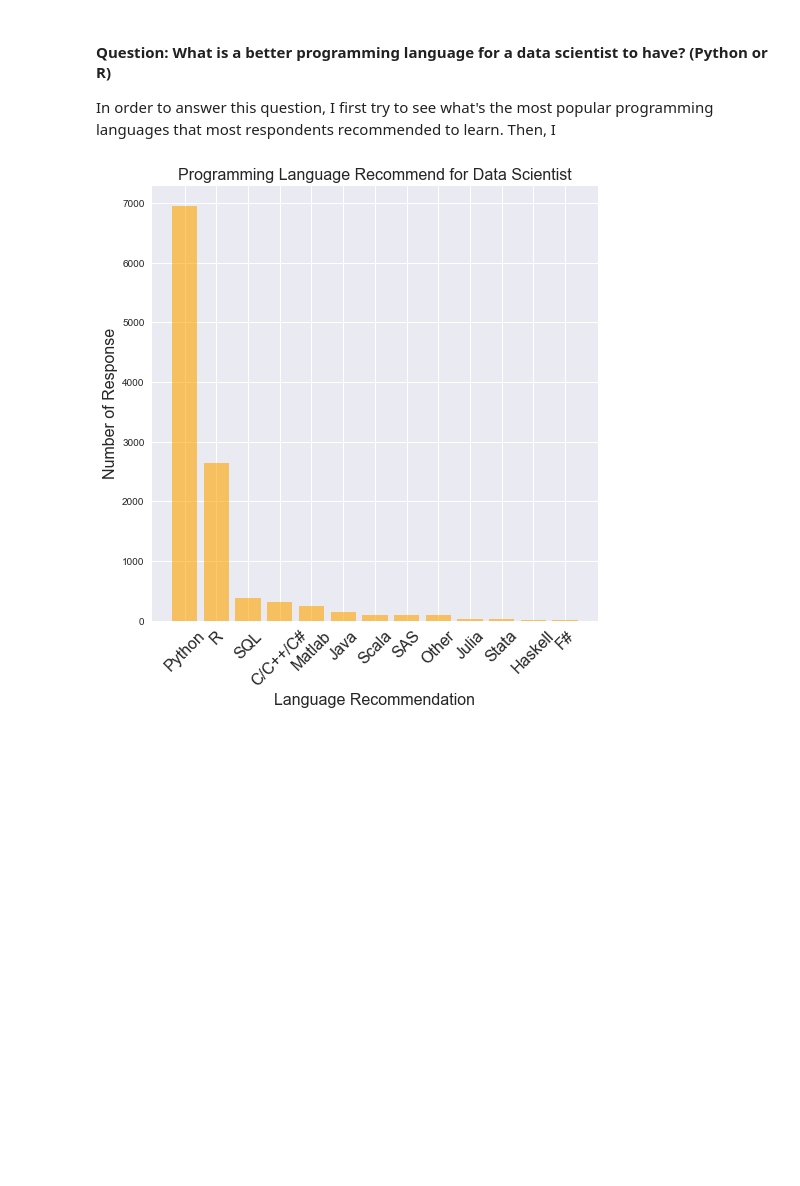
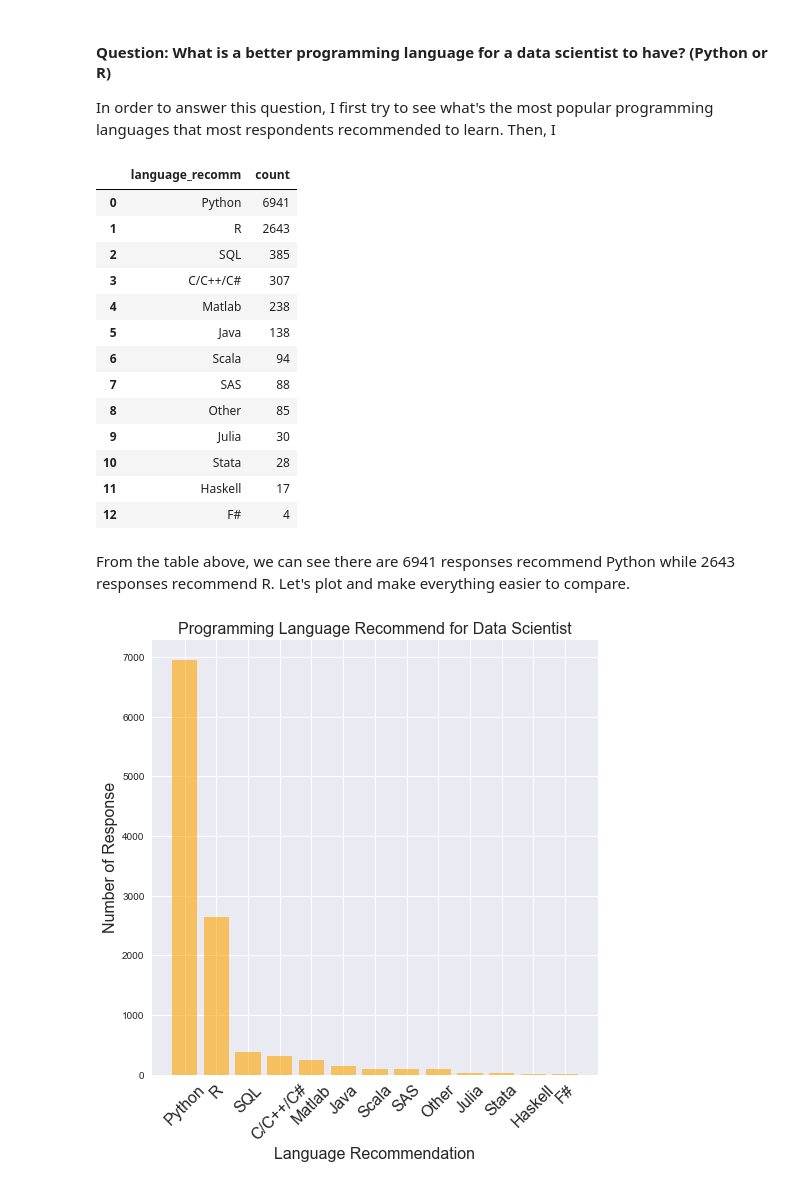
Before and after one commit to lzctony/data-512-final-project-report, a Jupyter notebook: data-512-final-project-report.ipynb, the cells around one changed output. Cells and saved outputs as stored; diff of their text form; code cells hidden in the pictures; blank space fills up the shorter version.

```diff
--- a/data-512-final-project-report.ipynb
+++ b/data-512-final-project-report.ipynb
@@ -116,8 +116,26 @@ In order to answer this question, I first try to see what's the most popular pro
 # %%
 language_recommendation = survey['LanguageRecommendationSelect'].value_counts().reset_index()
 language_recommendation.rename(columns={'index': 'language_recomm', 'LanguageRecommendationSelect': 'count'}, \
                                inplace=True)
 language_recommendation['count'] = language_recommendation['count'].astype(int)
+language_recommendation
+# %% [output]
+|  | language_recomm | count |
+| 0 | Python | 6941 |
+| 1 | R | 2643 |
+| 2 | SQL | 385 |
+| 3 | C/C++/C# | 307 |
+| 4 | Matlab | 238 |
+| 5 | Java | 138 |
+| 6 | Scala | 94 |
+| 7 | SAS | 88 |
+| 8 | Other | 85 |
+| 9 | Julia | 30 |
+| 10 | Stata | 28 |
+| 11 | Haskell | 17 |
+| 12 | F# | 4 |
+# %% [markdown]
+From the table above, we can see there are 6941 responses recommend Python while 2643 responses recommend R. Let's plot and make everything easier to compare.
 # %%
 x_pos = np.array([1, 2, 3, 4, 5, 6, 7, 8, 9, 10, 11, 12, 13])
 fig, ax = plt.subplots(figsize=(8, 8))
```
